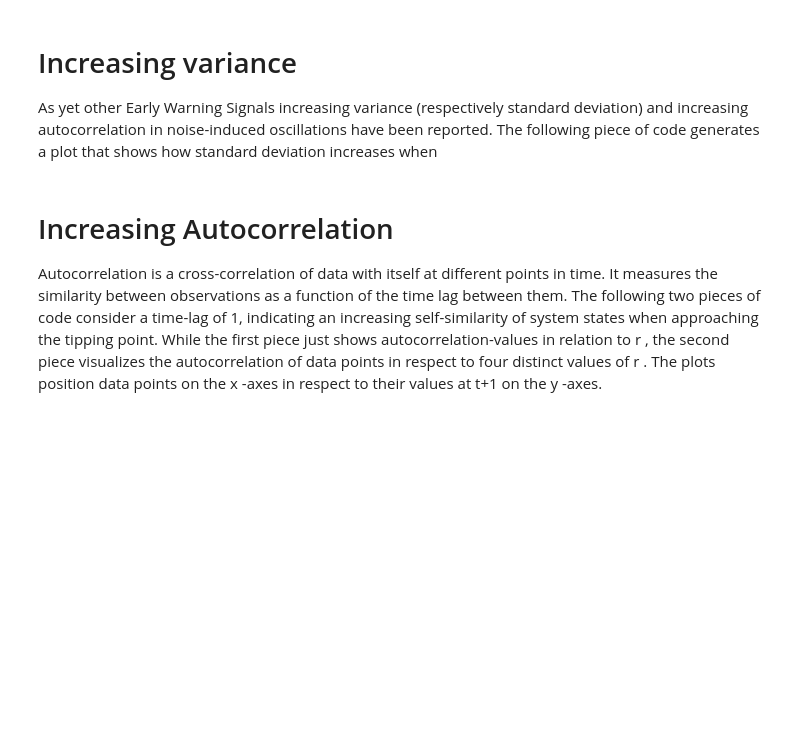
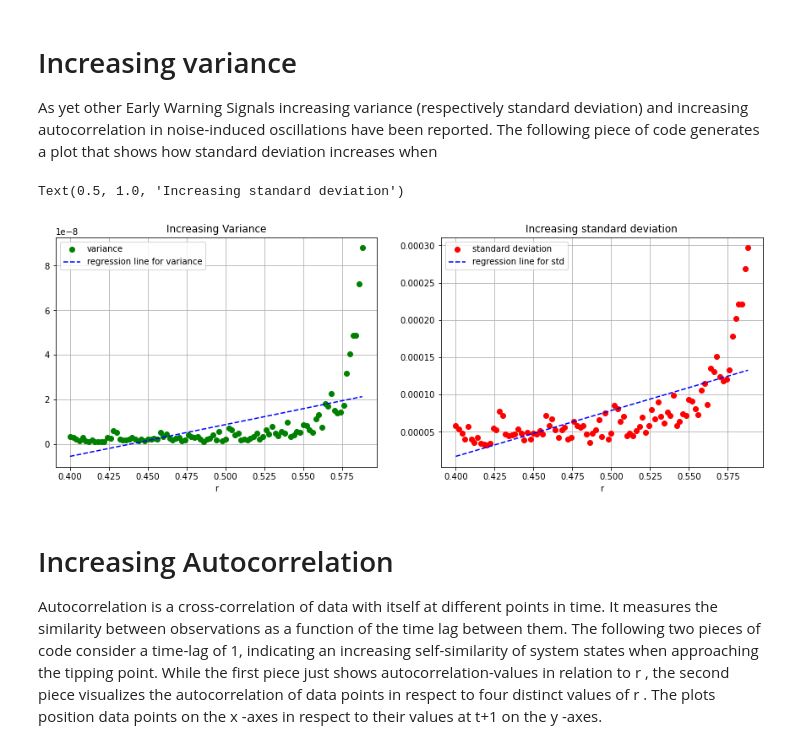
Before and after one commit to aim-msds/cxsy, a Jupyter notebook: EWS/Perturbation Experiment Class.ipynb, the cells around one changed output. Saved outputs shown, nothing was run; the diff lists cells and outputs as text; code cells hidden in the pictures; blank space fills up the shorter version.

```diff
--- a/EWS/Perturbation Experiment Class.ipynb
+++ b/EWS/Perturbation Experiment Class.ipynb
@@ -32,6 +185,82 @@ Another noticable Early Warning Signal is a system's back and forth oscillation
 # Increasing variance
 
 As yet other Early Warning Signals increasing variance (respectively standard deviation) and increasing autocorrelation in noise-induced oscillations have been reported. The following piece of code generates a plot that shows how standard deviation increases when
+# %%
+import pandas as pd
+
+fig = plt.figure(figsize=(15, 5))
+ax = fig.subplots(1, 2)
+
+r = 0.4
+
+# very small noise
+sigma = 0.0001
+
+x = np.linspace(400, 2000, 1600)
+
+ws = 20  # size of running window
+
+V = []   # variance
+S = []   # std
+R = []   # r-values
+
+dt = 0.01
+
+while r < 0.59:
+    P_noise = []
+#     P = []
+    M = []
+    P_noise.append(1)
+
+    i = 0
+    while (i < 2000):
+        P_noise.append(P_noise[i] + (a - b * P_noise[i] + r * (P_noise[i]**p / (P_noise[i]**p + h**p)))
+                       * dt + sigma * P_noise[i] * np.random.normal(0, 0.1))
+        i += 1
+
+    # transform output into a pandas-series for applying rolling window to it
+    p_noise_series = pd.Series(P_noise[1000:2000])
+
+    # store moving average
+    M.append(p_noise_series.rolling(ws).mean())
+
+    # take variance
+    V.append(np.var(M[0]))
+
+    # take standard deviation
+    S.append(np.std(M[0]))
+
+    # also store r
+    R.append(r)
+    r += 0.002
+
+# regression-lines
+x = range(len(V))
+fitv = np.polyfit(x, V, 1)
+fitv_fn = np.poly1d(fitv)  # takes x and returns an estimate for y
+
+xx = range(len(S))
+fits = np.polyfit(xx, S, 1)
+fits_fn = np.poly1d(fits)  # takes x and returns an estimate for y
+
+ax[0].plot(R, V, 'go', label='variance')
+ax[0].plot(R, fitv_fn(x), 'b--', label='regression line for variance')
+ax[0].grid()
+ax[0].legend(loc='upper left')
+ax[0].set_xlabel('r')
+ax[0].set_title('Increasing Variance')
+
+
+ax[1].plot(R, S, 'ro', label='standard deviation')
+ax[1].plot(R, fits_fn(xx), '--b', label='regression line for std')
+
+ax[1].grid()
+ax[1].legend(loc='upper left')
+ax[1].set_xlabel('r')
+ax[1].set_title('Increasing standard deviation')
+# %% [output]
+Text(0.5, 1.0, 'Increasing standard deviation')
+[figure, added]
 # %% [markdown]
 # Increasing Autocorrelation
 
```
Also changed, not shown: parts of 5 cells of this notebook, 2 other files.
